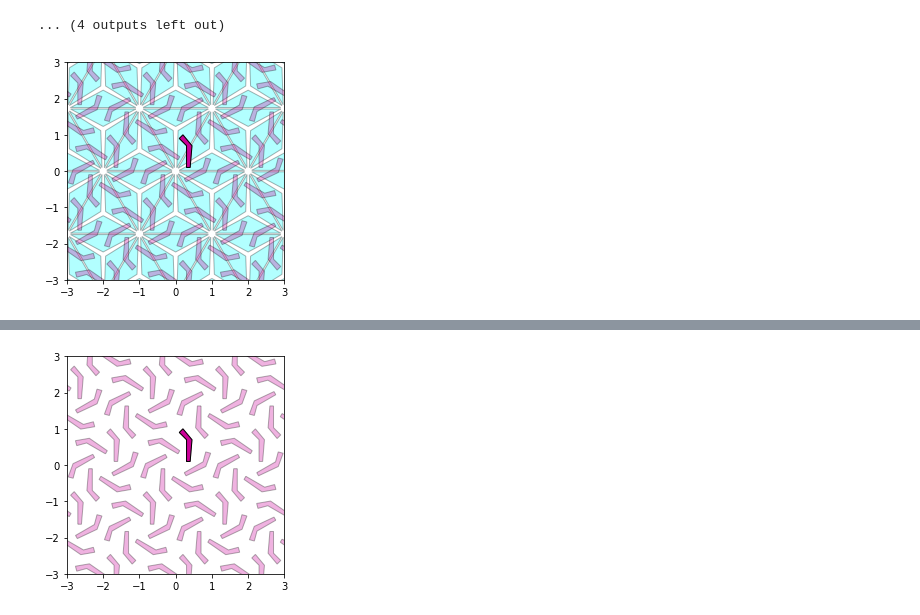
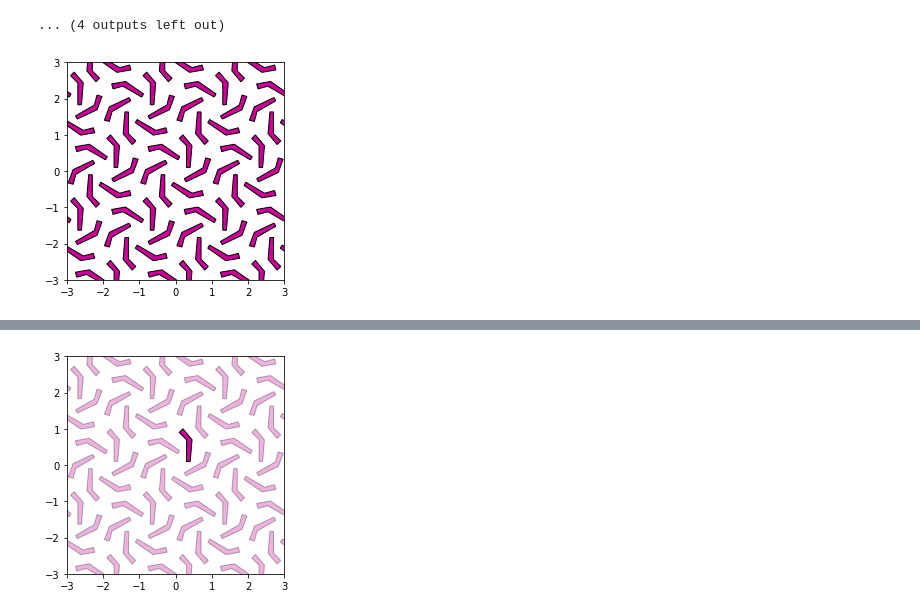
Before and after one commit to marinavas/poplocavanje, a Jupyter notebook: diagram.ipynb, the cells around one changed output, grey strips where cells are left out. Drawn from its saved outputs; the diff is of its cells as text; code cells hidden in the pictures.

```diff
--- a/diagram.ipynb
+++ b/diagram.ipynb
@@ -42,23 +42,25 @@ def generisi_t(izl,p):
 # %%
 #pol = Polygon([(0.25,0.1),(0.45, 0.1), (0.45,1), (0.25,1)])
 #pol = Polygon([(0.4,0.05),(0.9, 0.15),(0.7,0.7), (0.3,0.4)])
 #pol = Polygon([(0.4,0.1),(0.5, 0.1), (0.6,0.7),(0.3,1), (0.2,0.9),(0.4,0.7)])
 #pol =dopuni(izomgen,pol)
 pol = Polygon([(0.3,0.1),(0.4, 0.1), (0.45,0.7),(0.2,1), (0.1,0.9),(0.3,0.7)])
 #pol = Polygon([(0.3,0.4),(0.35, 0.4), (0.4,0.7),(0.7,0.8), (0.8,0.9),(0.3,0.9)])
-tr = Polygon([(0.1,0.02),(1.9, 0.02), (1,0.5)])
-izomgen = izomgen
+tr = Polygon([(0,0),(2, 0), (1,0.58)])
+rec1 = Polygon([(0,0.02),(1, 0.02), (1,2), (0,2)])
+izomgen = izomgen_p6
 xmin,xmax,ymin,ymax = (-3,3,-3,3)
 okvir = [-3,3,-3,3]
 bx = plt.axes()
 bx.set_xlim(xmin,xmax)
 bx.set_xticks(range(xmin,xmax+1))
 bx.set_ylim(ymin,ymax)
 bx.set_yticks(range(ymin,ymax+1))
 bx.set_aspect(1)
-crtaj(izomgen,tr,bx,'#00FFFF')
-crtaj(izomgen,pol,bx,'#CC0099', 0.3)
-crtaj([I],pol,bx,'#CC0099', 1)
+#crtaj(izomgen,tr,bx,'#00FFFF')
+
+crtaj(izomgen,pol,bx,'#CC0099', 1)
+#crtaj([I],pol,bx,'#CC0099', 1)
 plt.show()
 # %% [output]
-[figure, old version]
+[figure, new version]
```
Also changed, not shown: parts of 15 cells of this notebook, 4 other files.
